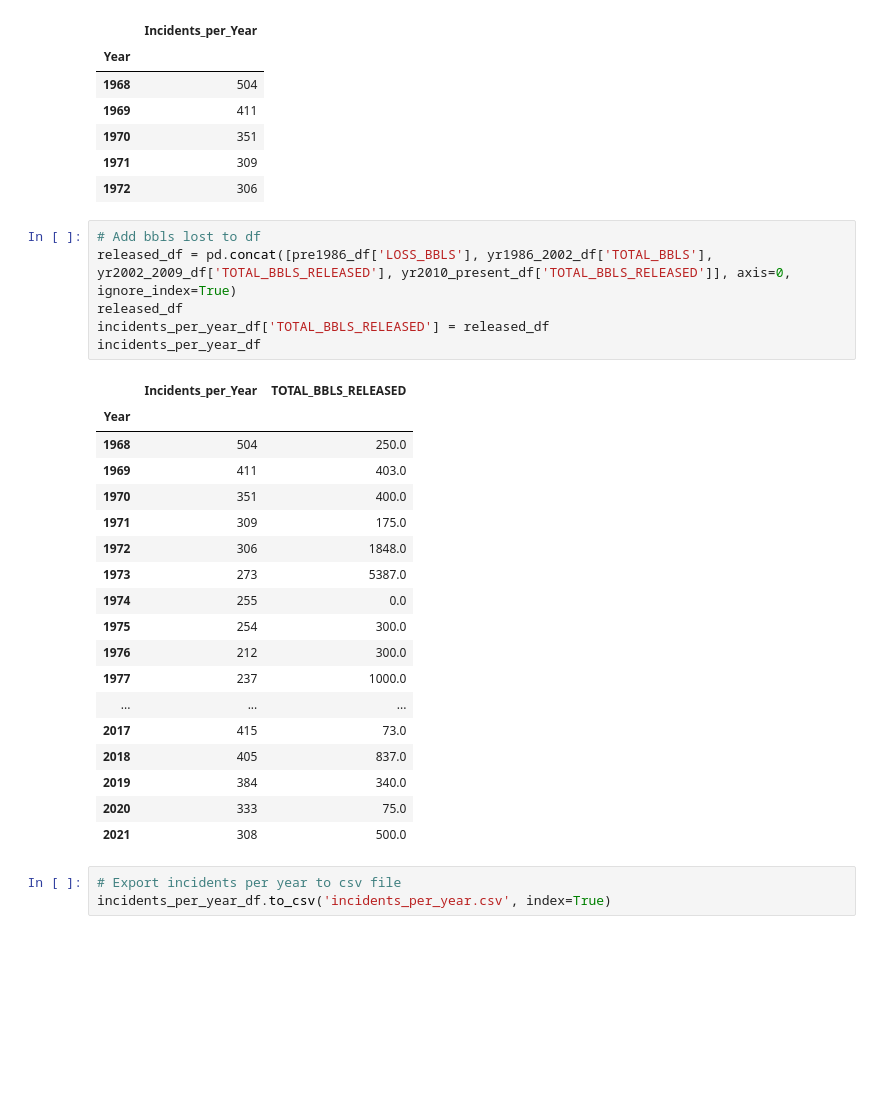
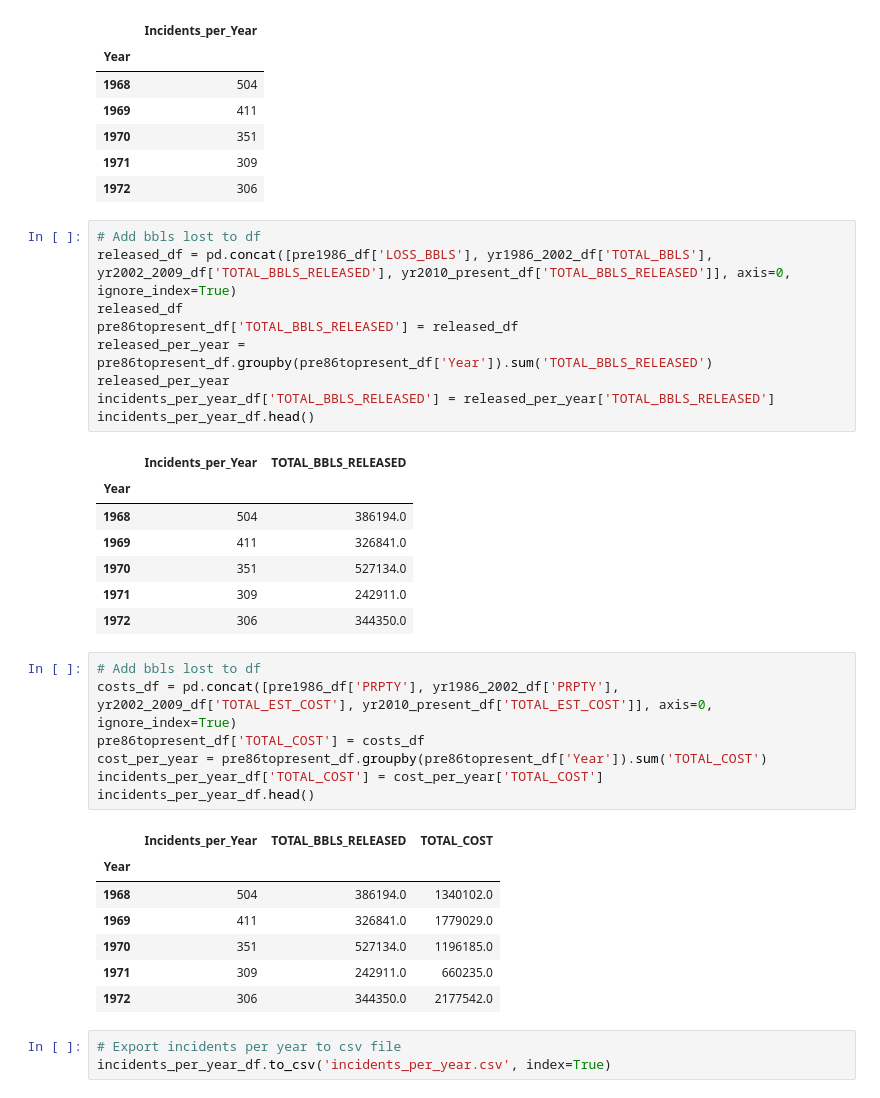
Before and after one commit to JeffreyS-0/Oil_Spills_Overtime_Analysis, a Jupyter notebook: oilspill_dataframes.ipynb, the cells around one changed output. Drawn from its saved outputs; the diff is of its cells as text; blank space fills up the shorter version.

Commit message:
Fix some errors and add total cost per year

```diff
--- a/oilspill_dataframes.ipynb
+++ b/oilspill_dataframes.ipynb
@@ -455,28 +455,35 @@ incidents_per_year_df.head()
 # %%
 # Add bbls lost to df
 released_df = pd.concat([pre1986_df['LOSS_BBLS'], yr1986_2002_df['TOTAL_BBLS'], yr2002_2009_df['TOTAL_BBLS_RELEASED'], yr2010_present_df['TOTAL_BBLS_RELEASED']], axis=0, ignore_index=True)
 released_df
-incidents_per_year_df['TOTAL_BBLS_RELEASED'] = released_df
-incidents_per_year_df
+pre86topresent_df['TOTAL_BBLS_RELEASED'] = released_df
+released_per_year = pre86topresent_df.groupby(pre86topresent_df['Year']).sum('TOTAL_BBLS_RELEASED')
+released_per_year
+incidents_per_year_df['TOTAL_BBLS_RELEASED'] = released_per_year['TOTAL_BBLS_RELEASED']
+incidents_per_year_df.head()
 # %% [output]
 |  | Incidents_per_Year | TOTAL_BBLS_RELEASED |
 | Year |  |  |
-| 1968 | 504 | 250.0 |
-| 1969 | 411 | 403.0 |
-| 1970 | 351 | 400.0 |
-| 1971 | 309 | 175.0 |
-| 1972 | 306 | 1848.0 |
-| 1973 | 273 | 5387.0 |
-| 1974 | 255 | 0.0 |
-| 1975 | 254 | 300.0 |
-| 1976 | 212 | 300.0 |
-| 1977 | 237 | 1000.0 |
-| ... | ... | ... |
-| 2017 | 415 | 73.0 |
-| 2018 | 405 | 837.0 |
-| 2019 | 384 | 340.0 |
-| 2020 | 333 | 75.0 |
-| 2021 | 308 | 500.0 |
+| 1968 | 504 | 386194.0 |
+| 1969 | 411 | 326841.0 |
+| 1970 | 351 | 527134.0 |
+| 1971 | 309 | 242911.0 |
+| 1972 | 306 | 344350.0 |
+# %%
+# Add bbls lost to df
+costs_df = pd.concat([pre1986_df['PRPTY'], yr1986_2002_df['PRPTY'], yr2002_2009_df['TOTAL_EST_COST'], yr2010_present_df['TOTAL_EST_COST']], axis=0, ignore_index=True)
+pre86topresent_df['TOTAL_COST'] = costs_df
+cost_per_year = pre86topresent_df.groupby(pre86topresent_df['Year']).sum('TOTAL_COST')
+incidents_per_year_df['TOTAL_COST'] = cost_per_year['TOTAL_COST']
+incidents_per_year_df.head()
+# %% [output]
+|  | Incidents_per_Year | TOTAL_BBLS_RELEASED | TOTAL_COST |
+| Year |  |  |  |
+| 1968 | 504 | 386194.0 | 1340102.0 |
+| 1969 | 411 | 326841.0 | 1779029.0 |
+| 1970 | 351 | 527134.0 | 1196185.0 |
+| 1971 | 309 | 242911.0 | 660235.0 |
+| 1972 | 306 | 344350.0 | 2177542.0 |
 # %%
 # Export incidents per year to csv file
 incidents_per_year_df.to_csv('incidents_per_year.csv', index=True)
```
Also changed, not shown: parts of 3 cells of this notebook.
